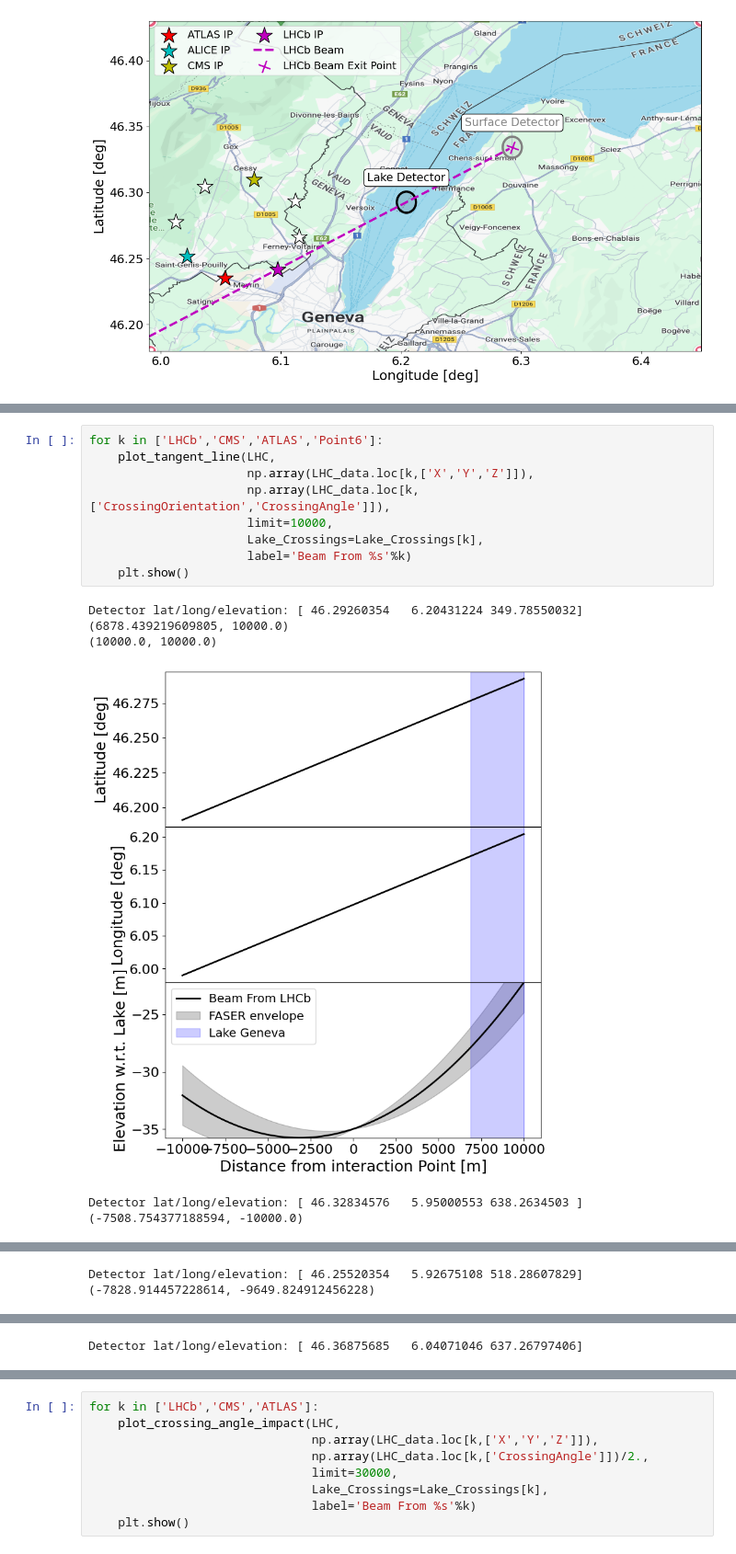
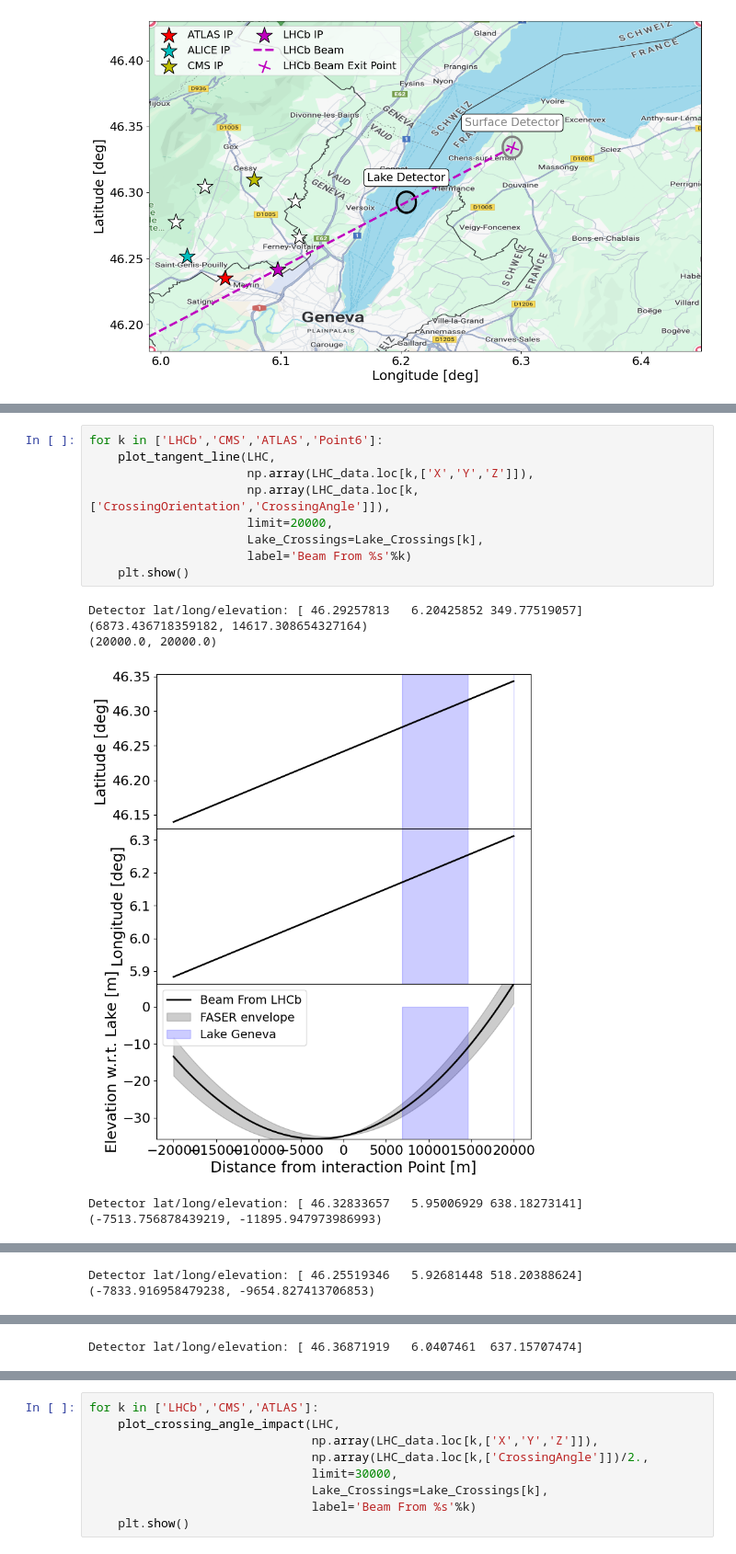
Before and after one commit to nickkamp1/Lake_Geneva_Neutrinos, a Jupyter notebook: Geometry.ipynb, the cells around one changed output, grey strips where cells are left out. Shown at 92% size. Cells and saved outputs as stored; diff of their text form.

```diff
--- a/Geometry.ipynb
+++ b/Geometry.ipynb
@@ -155,16 +156,16 @@ plt.show()
 # %%
 for k in ['LHCb','CMS','ATLAS','Point6']:
     plot_tangent_line(LHC,
                       np.array(LHC_data.loc[k,['X','Y','Z']]),
                       np.array(LHC_data.loc[k,['CrossingOrientation','CrossingAngle']]),
-                      limit=10000,
+                      limit=20000,
                       Lake_Crossings=Lake_Crossings[k],
                       label='Beam From %s'%k)
     plt.show()
 # %% [output]
-Detector lat/long/elevation: [ 46.29260354   6.20431224 349.78550032]
-(6878.439219609805, 10000.0)
-(10000.0, 10000.0)
+Detector lat/long/elevation: [ 46.29257813   6.20425852 349.77519057]
+(6873.436718359182, 14617.308654327164)
+(20000.0, 20000.0)
-[figure, old version]
+[figure, new version]
-Detector lat/long/elevation: [ 46.32834576   5.95000553 638.2634503 ]
-(-7508.754377188594, -10000.0)
+Detector lat/long/elevation: [ 46.32833657   5.95006929 638.18273141]
+(-7513.756878439219, -11895.947973986993)
@@ -172,2 +173,2 @@ Detector lat/long/elevation: [ 46.32834576   5.95000553 638.2634503 ]
-Detector lat/long/elevation: [ 46.25520354   5.92675108 518.28607829]
-(-7828.914457228614, -9649.824912456228)
+Detector lat/long/elevation: [ 46.25519346   5.92681448 518.20388624]
+(-7833.916958479238, -9654.827413706853)
@@ -175 +176 @@ Detector lat/long/elevation: [ 46.25520354   5.92675108 518.28607829]
-Detector lat/long/elevation: [ 46.36875685   6.04071046 637.26797406]
+Detector lat/long/elevation: [ 46.36871919   6.0407461  637.15707474]
```
Also changed, not shown: parts of 6 cells of this notebook, 1 other file.
